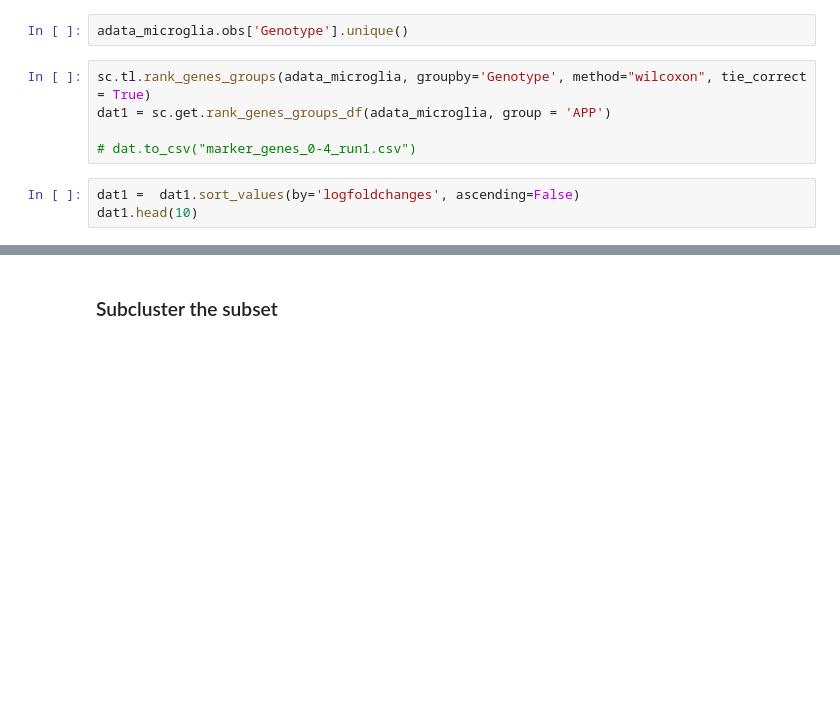
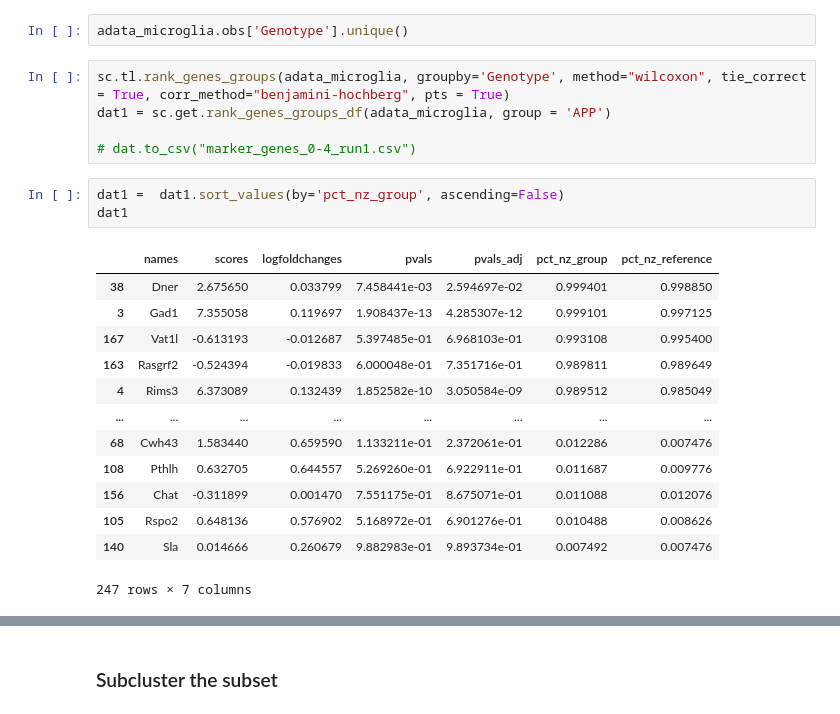
Before and after one commit to Carboneinerte/Xenium-workflow, a Jupyter notebook: v8-4_Xenium_process_DataViz_Analysis.ipynb, the cells around one changed output, grey strips where cells are left out. Drawn from its saved outputs; the diff is of its cells as text; blank space fills up the shorter version.

```diff
--- a/v8-4_Xenium_process_DataViz_Analysis.ipynb
+++ b/v8-4_Xenium_process_DataViz_Analysis.ipynb
@@ -609,10 +654,24 @@ sc.pp.log1p(adata_microglia)
 # %%
 adata_microglia.obs['Genotype'].unique()
 # %%
-sc.tl.rank_genes_groups(adata_microglia, groupby='Genotype', method="wilcoxon", tie_correct = True)
+sc.tl.rank_genes_groups(adata_microglia, groupby='Genotype', method="wilcoxon", tie_correct = True, corr_method="benjamini-hochberg", pts = True)
 dat1 = sc.get.rank_genes_groups_df(adata_microglia, group = 'APP')
 
 # dat.to_csv("marker_genes_0-4_run1.csv")
 # %%
-dat1 =  dat1.sort_values(by='logfoldchanges', ascending=False)
-dat1.head(10)
+dat1 =  dat1.sort_values(by='pct_nz_group', ascending=False)
+dat1
+# %% [output]
+|  | names | scores | logfoldchanges | pvals | pvals_adj | pct_nz_group | pct_nz_reference |
+| 38 | Dner | 2.675650 | 0.033799 | 7.458441e-03 | 2.594697e-02 | 0.999401 | 0.998850 |
+| 3 | Gad1 | 7.355058 | 0.119697 | 1.908437e-13 | 4.285307e-12 | 0.999101 | 0.997125 |
+| 167 | Vat1l | -0.613193 | -0.012687 | 5.397485e-01 | 6.968103e-01 | 0.993108 | 0.995400 |
+| 163 | Rasgrf2 | -0.524394 | -0.019833 | 6.000048e-01 | 7.351716e-01 | 0.989811 | 0.989649 |
+| 4 | Rims3 | 6.373089 | 0.132439 | 1.852582e-10 | 3.050584e-09 | 0.989512 | 0.985049 |
+| ... | ... | ... | ... | ... | ... | ... | ... |
+| 68 | Cwh43 | 1.583440 | 0.659590 | 1.133211e-01 | 2.372061e-01 | 0.012286 | 0.007476 |
+| 108 | Pthlh | 0.632705 | 0.644557 | 5.269260e-01 | 6.922911e-01 | 0.011687 | 0.009776 |
+| 156 | Chat | -0.311899 | 0.001470 | 7.551175e-01 | 8.675071e-01 | 0.011088 | 0.012076 |
+| 105 | Rspo2 | 0.648136 | 0.576902 | 5.168972e-01 | 6.901276e-01 | 0.010488 | 0.008626 |
+| 140 | Sla | 0.014666 | 0.260679 | 9.882983e-01 | 9.893734e-01 | 0.007492 | 0.007476 |
+247 rows × 7 columns
```
Also changed, not shown: parts of 16 cells of this notebook, 1 other file.
